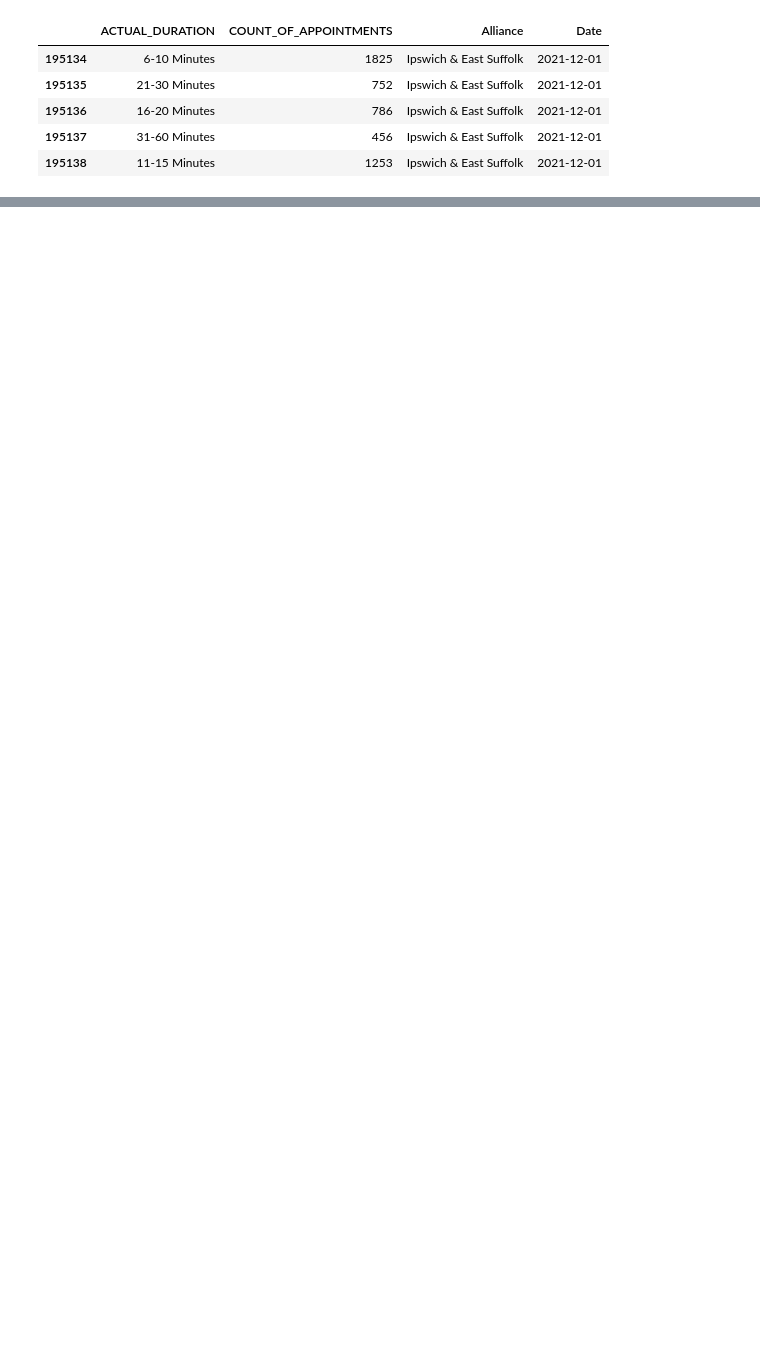
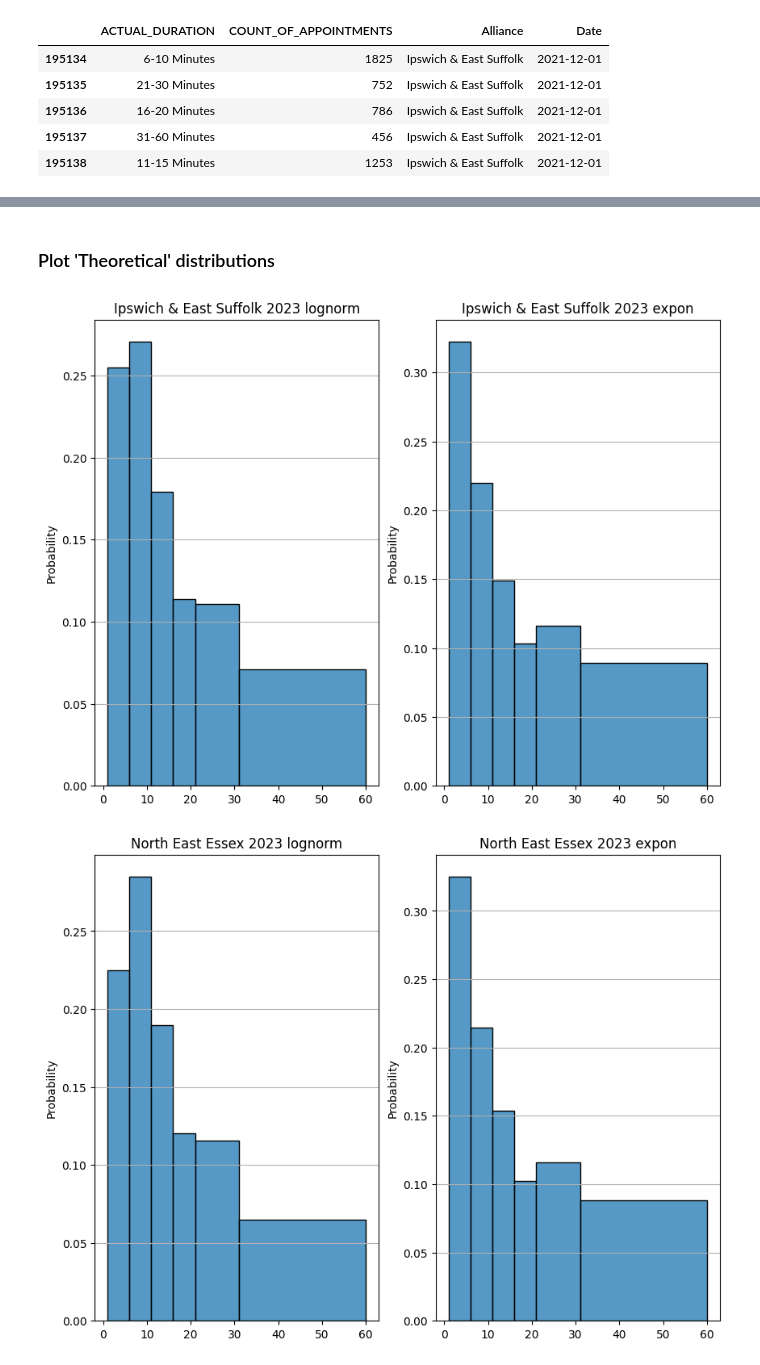
Before and after one commit to SNEE-ICS/PrimaryCareDemandAndCapacity, a Jupyter notebook: AppointmentDuration.ipynb, the cells around one changed output, grey strips where cells are left out. Saved outputs shown, nothing was run; the diff lists cells and outputs as text; code cells hidden in the pictures; blank space fills up the shorter version.

```diff
--- a/AppointmentDuration.ipynb
+++ b/AppointmentDuration.ipynb
@@ -141,3 +145,0 @@ for alliance, yearly_data in distribution_data.items():
-# %%
-for alliance, dataset in distribution_data.items():
-    df =pd.DataFrame(dataset).head()
@@ -146,3 +145,0 @@ for alliance, dataset in distribution_data.items():
-# %%
-ax = sns.histplot(lognorm.rvs(*result.x, size=200000, ), bins=HIST_BIN_EDGES,stat='probability')
-ax.set_title(f"{alliance} {year}")
@@ -148,0 +150,34 @@ ax.set_title(f"{alliance} {year}")
+# %%
+
+# loop over binned_dict and fit distributions
+fitted_distributions = {}
+for alliance, years in cont_dict.items():
+    if not fitted_distributions.get(alliance, None):
+        fitted_distributions[alliance] = {}# add dict entry
+    for year, array in years.items():
+        if array is not None:
+            # Fit an exponential distribution to the data using MLE
+            expon_fit_params = list(float(i) for i in stats.expon.fit(array))
+            lognorm_fit_params = list(float (i) for i in stats.lognorm.fit(array))
+            fitted_distributions[alliance][year] = {"lognorm":lognorm_fit_params, "expon":expon_fit_params}
+# %% [markdown]
+### Plot 'Theoretical' distributions
+# %%
+for alliance, years in fitted_distributions.items():
+    for year, params in years.items():
+        if year==2023:
+            lognorm_samples = stats.lognorm.rvs(*params['lognorm'], size=10000)
+            expon_samples = stats.expon.rvs(*params['expon'], size=10000)
+            fig, axes = plt.subplots(1,2,figsize=(10,7.5))
+            ax = sns.histplot(lognorm_samples, kde=False, bins=HIST_BIN_EDGES, stat='probability', ax=axes[0])
+            ax.yaxis.grid(True)
+            ax.set_title(f"{alliance} {year} lognorm")
+            ax.set_ylabel("Probability")
+            ax = sns.histplot(expon_samples, kde=False, bins=HIST_BIN_EDGES, stat='probability', ax=axes[1])
+            ax.yaxis.grid(True)
+            ax.set_title(f"{alliance} {year} expon")
+            ax.set_ylabel("Probability")
+plt.show()
+# %% [output]
+[figure, added]
+[figure, added]
```
Also changed, not shown: parts of 18 cells of this notebook.
